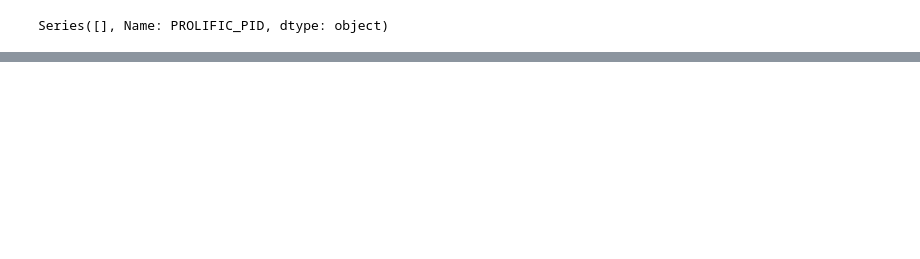
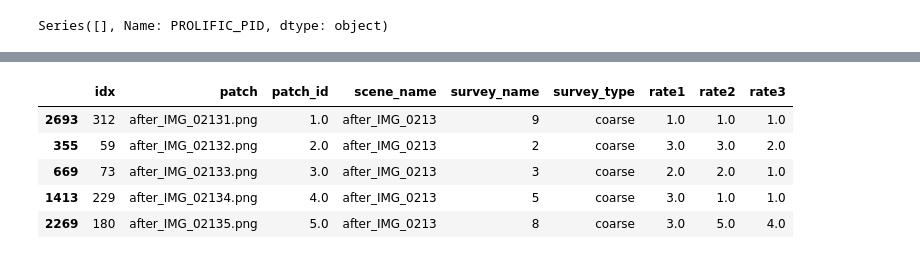
Before and after one commit to HanZhang-psych/SceneMeaningMapping, a Jupyter notebook: Untitled.ipynb, the cells around one changed output, grey strips where cells are left out. Saved outputs shown, nothing was run; the diff lists cells and outputs as text; code cells hidden in the pictures; blank space fills up the shorter version.

```diff
--- a/Untitled.ipynb
+++ b/Untitled.ipynb
@@ -205,0 +393,18 @@ valid_survey
+# %%
+ratings = fine_ratings.append(coarse_ratings).reset_index(drop=True)
+# %%
+ratings = patch_assign_df.merge(ratings, on=['survey_type','survey_name','patch'],how='inner')
+# %%
+# drop catch trials
+ratings = ratings.dropna().reset_index(drop=True)
+# %%
+ratings.sort_values(by=['survey_type','scene_name','patch_id'], inplace=True)
+# %%
+ratings.head()
+# %% [output]
+|  | idx | patch | patch_id | scene_name | survey_name | survey_type | rate1 | rate2 | rate3 |
+| 2693 | 312 | after_IMG_02131.png | 1.0 | after_IMG_0213 | 9 | coarse | 1.0 | 1.0 | 1.0 |
+| 355 | 59 | after_IMG_02132.png | 2.0 | after_IMG_0213 | 2 | coarse | 3.0 | 3.0 | 2.0 |
+| 669 | 73 | after_IMG_02133.png | 3.0 | after_IMG_0213 | 3 | coarse | 2.0 | 2.0 | 1.0 |
+| 1413 | 229 | after_IMG_02134.png | 4.0 | after_IMG_0213 | 5 | coarse | 3.0 | 1.0 | 1.0 |
+| 2269 | 180 | after_IMG_02135.png | 5.0 | after_IMG_0213 | 8 | coarse | 3.0 | 5.0 | 4.0 |
```
Also changed, not shown: parts of 85 cells of this notebook, 7 other files.
